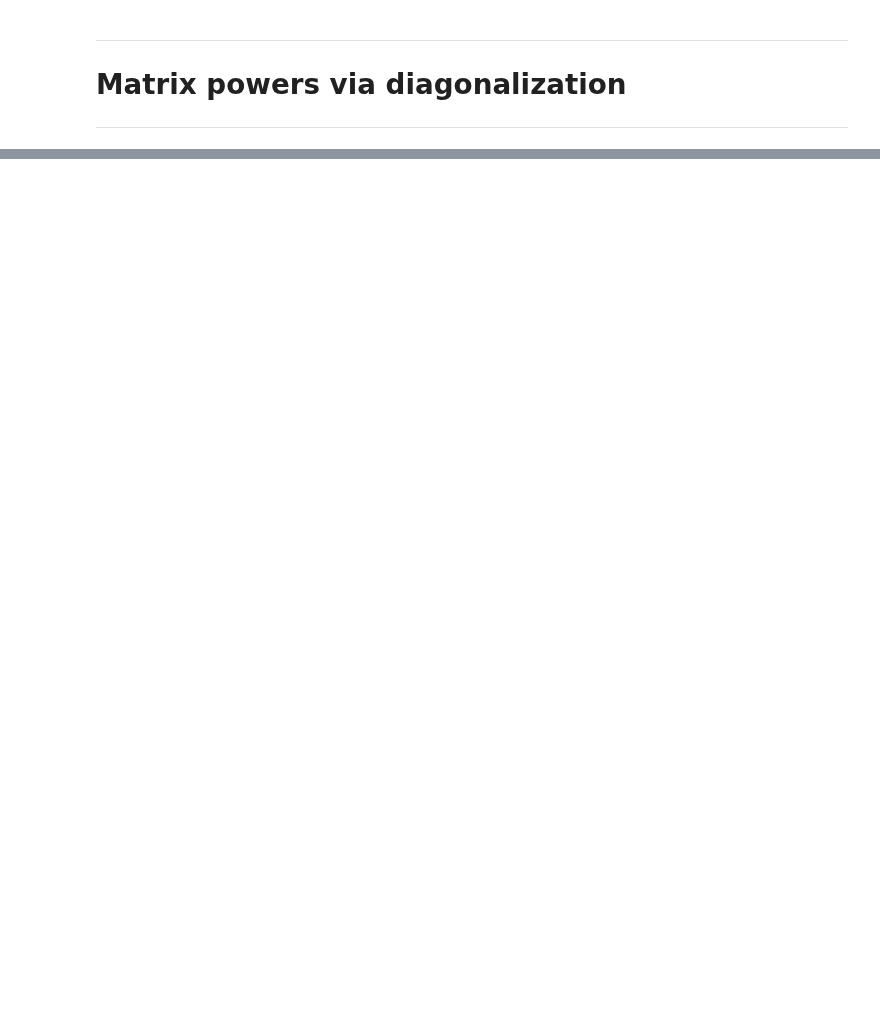
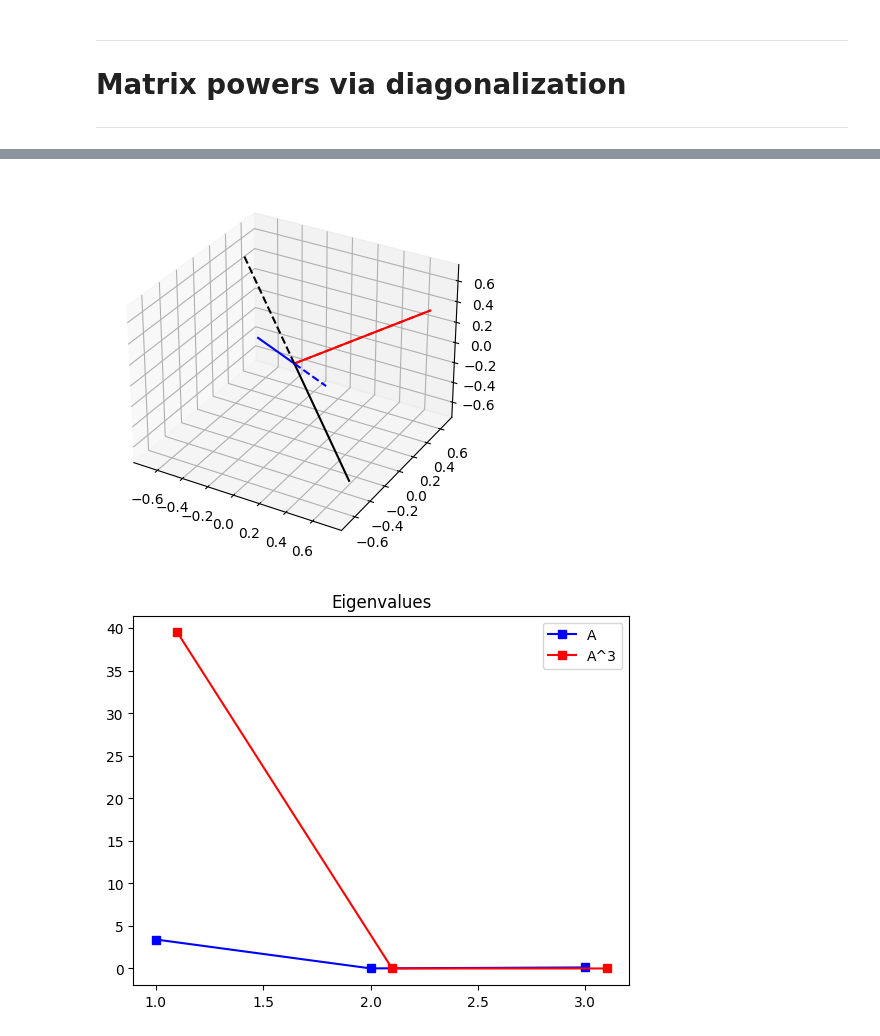
Before and after one commit to SiracencoSerghei/linear_algebra, a Jupyter notebook: 3.1_eigen_decomposition/3.1_4_power_diagonalization.ipynb, the cells around one changed output, grey strips where cells are left out. Cells and saved outputs as stored; diff of their text form; code cells hidden in the pictures; blank space fills up the shorter version.

```diff
--- a/3.1_eigen_decomposition/3.1_4_power_diagonalization.ipynb
+++ b/3.1_eigen_decomposition/3.1_4_power_diagonalization.ipynb
@@ -48,27 +65,30 @@ plt.show()
 # %%
 ## plot the eigenvectors and eigenvalues
 
 fig = plt.figure()
-ax = fig.gca(projection='3d')
+ax = fig.add_subplot(111, projection='3d')
 
 # plot eigenvectors of A
 ax.plot([0,V[0,0]],[0,V[1,0]],[0,V[2,0]],'r')
 ax.plot([0,V[0,1]],[0,V[1,1]],[0,V[2,1]],'k')
 ax.plot([0,V[0,2]],[0,V[1,2]],[0,V[2,2]],'b')
 
 # plot eigenvectors of A^3
 ax.plot([0,V3[0,0]],[0,V3[1,0]],[0,V3[2,0]],'r--')
 ax.plot([0,V3[0,1]],[0,V3[1,1]],[0,V3[2,1]],'k--')
 ax.plot([0,V3[0,2]],[0,V3[1,2]],[0,V3[2,2]],'b--')
 
 plt.show()
 
 ## show the eigenvalues
 plt.plot([1,2,3],D,'bs-',label='A')
 plt.plot([1.1,2.1,3.1],D3,'rs-',label='A^3')
 plt.title('Eigenvalues')
 plt.legend()
 plt.show()
+# %% [output]
+[figure, added]
+[figure, added]
 # %%
 print(D), print(' ')
 print(D3), print(' ')
```
Also changed, not shown: parts of 4 cells of this notebook.
